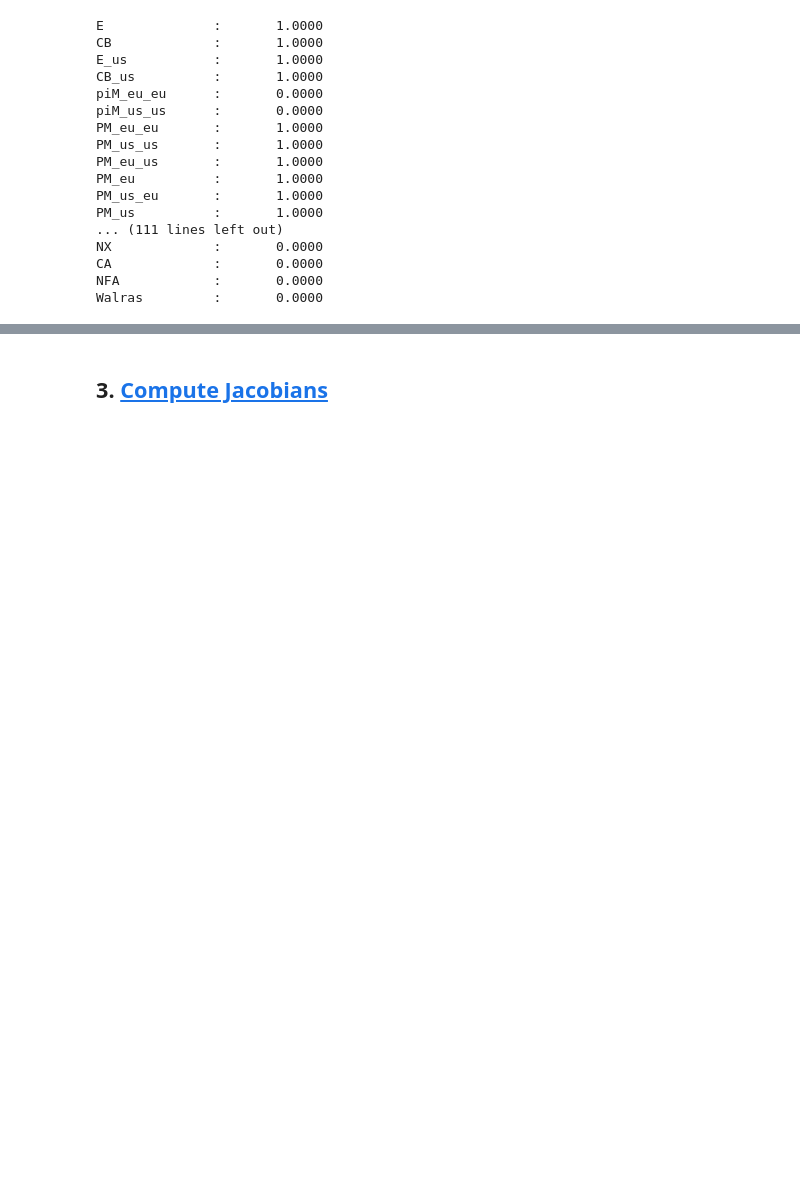
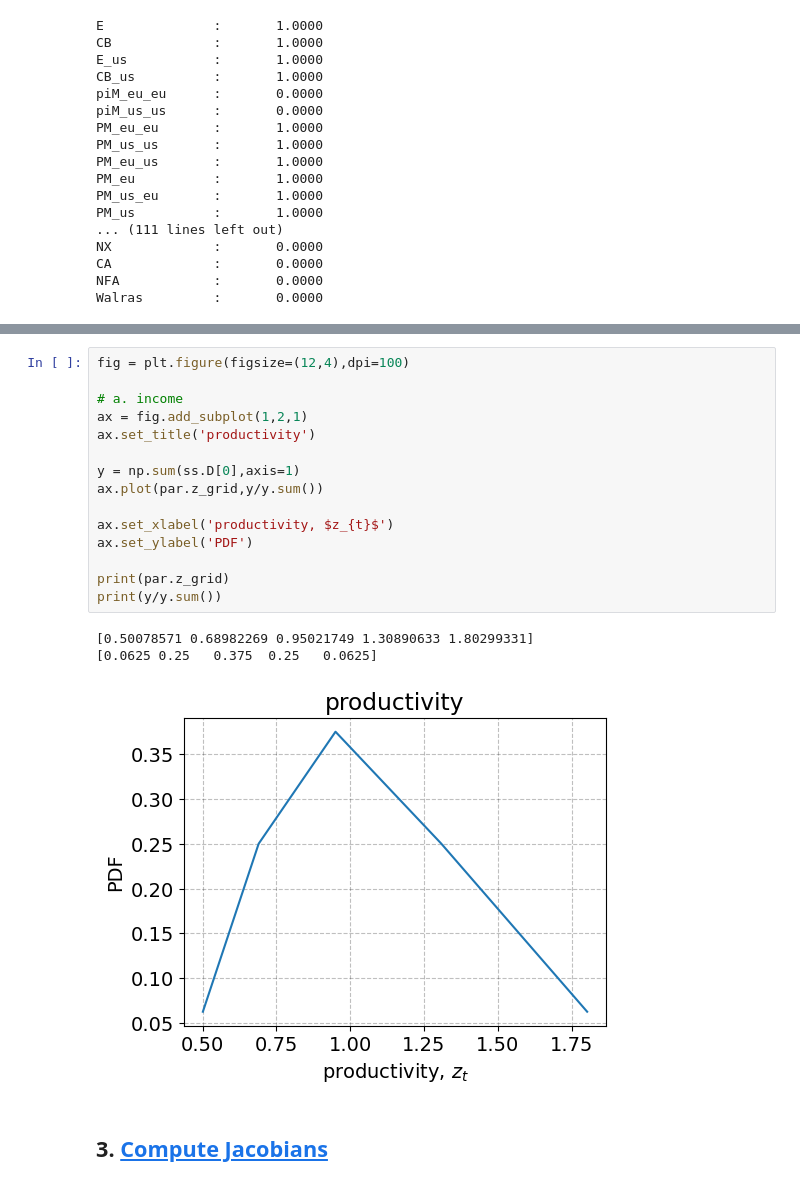
Before and after one commit to AndreaNoergaardAndersen/Master-Thesis, a Jupyter notebook: I-HANK - EU and US/IHANK.ipynb, the cells around one changed output, grey strips where cells are left out. Cells and saved outputs as stored; diff of their text form; blank space fills up the shorter version.

```diff
--- a/I-HANK - EU and US/IHANK.ipynb
+++ b/I-HANK - EU and US/IHANK.ipynb
@@ -164,3 +166,22 @@ plt.savefig(os.path.join(folder_us, "prod_saving.png"), dpi=300, bbox_inches="ti
+# %%
+fig = plt.figure(figsize=(12,4),dpi=100)
+
+# a. income
+ax = fig.add_subplot(1,2,1)
+ax.set_title('productivity')
+
+y = np.sum(ss.D[0],axis=1)
+ax.plot(par.z_grid,y/y.sum())
+
+ax.set_xlabel('productivity, $z_{t}$')
+ax.set_ylabel('PDF')
+
+print(par.z_grid)
+print(y/y.sum())
+# %% [output]
+[0.50078571 0.68982269 0.95021749 1.30890633 1.80299331]
+[0.0625 0.25   0.375  0.25   0.0625]
+[figure, added]
 # %% [markdown]
 ## 3. <a id='toc3_'></a>[Compute Jacobians](#toc0_)
 # %% [markdown]
```
Also changed, not shown: parts of 4 cells of this notebook, 6 other files.
